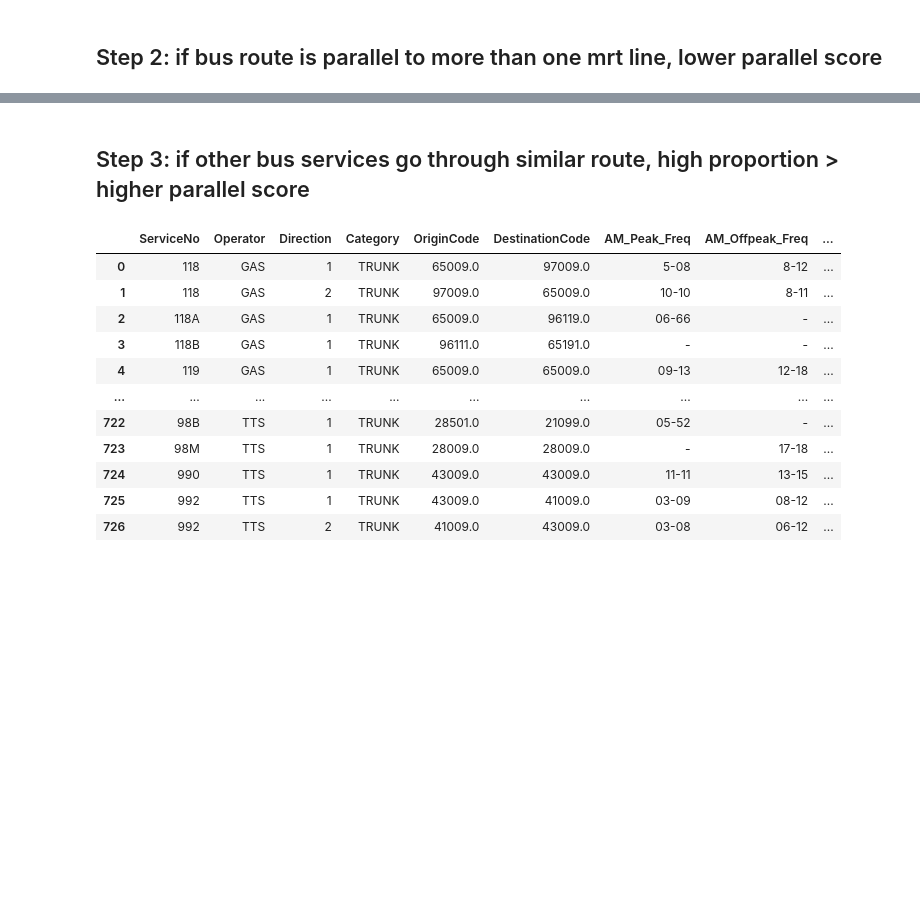
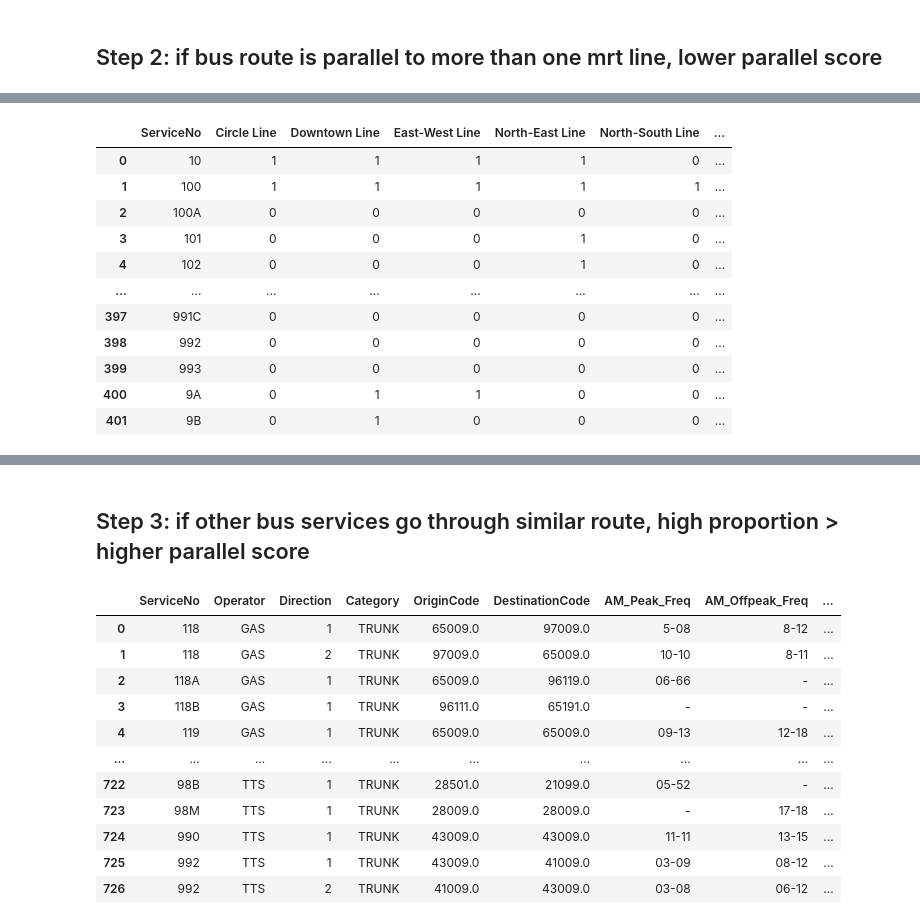
Before and after one commit to Elizaongwz/DSA4264, a Jupyter notebook: parallelscore.ipynb, the cells around one changed output, grey strips where cells are left out. Saved outputs shown, nothing was run; the diff lists cells and outputs as text; code cells hidden in the pictures; blank space fills up the shorter version.

```diff
--- a/parallelscore.ipynb
+++ b/parallelscore.ipynb
@@ -201,0 +209,19 @@ step1_parallel_score = pd.read_csv('Bus_RoutesStopsServices/parallel_score_step1
+# %%
+mrt_lines = gpd.read_file("TrainStation_Jul2024/mrt_lines_shapefile.shp") # Read in MRT Lines .shp file
+
+mrt_lines = mrt_lines.to_crs(epsg=3414) # reproject to a projected CRS
+
+# group by MRT line and create buffers around each line
+grouped_train_lines = mrt_lines.groupby('MRT_LINE')
+mrt_buffers = {}
+
+# Create a 1 km buffer for each MRT line
+for MRT_LINE, group in grouped_train_lines:
+    group_sorted = group.sort_values('STN_SEQUEN')
+    coordinates = group_sorted['geometry'].centroid.apply(lambda geom: (geom.x, geom.y)).tolist()
+    line_string = LineString(coordinates)
+    buffer = line_string.buffer(1000)  # 1000 meters (1 km buffer)
+    mrt_buffers[MRT_LINE] = buffer
+
+# filter mrt_buffers to remove duplicates
+mrt_buffers = {key: buffer for key, buffer in mrt_buffers.items() if not key.endswith('.')}
@@ -201,0 +234,70 @@ step1_parallel_score = pd.read_csv('Bus_RoutesStopsServices/parallel_score_step1
+# %%
+# Load bus stop data and filter for ServiceNo of trunk buses
+step1_parallel_score = pd.read_csv('Bus_RoutesStopsServices/parallel_score_step1.csv')
+relevant_services = step1_parallel_score['ServiceNo']
+
+# Load bus stop data and create geometry column
+bus_data = pd.read_csv('Bus_RoutesStopsServices/all_bus_data.csv')
+bus_data = bus_data[bus_data['ServiceNo'].isin(relevant_services)]  # Filter for relevant ServiceNo
+bus_data['geometry'] = bus_data.apply(lambda row: Point(row['Longitude'], row['Latitude']), axis=1)
+bus_stops_gdf = gpd.GeoDataFrame(bus_data, geometry='geometry', crs="EPSG:4326")
+
+# Reproject bus stops to the same CRS as MRT buffers
+bus_stops_gdf = bus_stops_gdf.to_crs("EPSG:3414")
+
+# Initialise a dictionary to store segment counts for each ServiceNo and MRT line
+parallelism_counts = {}
+
+# Loop over each bus ServiceNo to find segments close to each MRT line buffer
+for service_no, stops in bus_stops_gdf.groupby('ServiceNo'):
+    stops = stops.sort_values('StopSequence')  # sort by StopSequence to ensure order
+    service_counts = {line: 0 for line in mrt_buffers.keys()}  # initialize count for each MRT line
+
+    # Loop through each MRT line and check for valid segments within its buffer
+    for mrt_line, buffer in mrt_buffers.items():
+        consecutive_count = 0  # track consecutive stops within the buffer
+        already_counted = False  # ensure each qualifying segment is counted once per MRT line
+
+        # Iterate over stops in sequence
+        for i in range(len(stops)):
+            stop_point = stops.iloc[i]['geometry']
+
+            # Check if the current stop is within the MRT buffer
+            if stop_point.within(buffer):
+                consecutive_count += 1  # increment consecutive count within buffer
+
+                # Check if we have hit 5 consecutive stops within buffer
+                if consecutive_count >= 8 and not already_counted:
+                    service_counts[mrt_line] = 1  # set to 1 for this MRT line
+                    already_counted = True  # mark as counted for this segment
+            else:
+                # Reset count if stop is outside buffer and reset the count flag for a new segment
+                consecutive_count = 0
+                already_counted = False  # allow new segment to be counted when condition met again
+
+    # Store binary values for the current service_no > simply indicate if that MRT Line is close to that bus service
+    parallelism_counts[service_no] = service_counts
+
+# Convert results to a DataFrame
+trunkbus_mrt_counts = pd.DataFrame.from_dict(parallelism_counts, orient='index').reset_index()
+trunkbus_mrt_counts = trunkbus_mrt_counts.rename(columns={'index': 'ServiceNo'})
+
+# Add a Total Count Column to see how many MRT Lines are parallel to each bus service
+mrt_columns = ["Circle Line", "Downtown Line", "East-West Line", "North-East Line", "North-South Line", "Thomson-East Coast Line"]
+trunkbus_mrt_counts["Total Count"] = trunkbus_mrt_counts[mrt_columns].sum(axis=1)
+
+
+trunkbus_mrt_counts
+# %% [output]
+|  | ServiceNo | Circle Line | Downtown Line | East-West Line | North-East Line | North-South Line | ... |
+| 0 | 10 | 1 | 1 | 1 | 1 | 0 | ... |
+| 1 | 100 | 1 | 1 | 1 | 1 | 1 | ... |
+| 2 | 100A | 0 | 0 | 0 | 0 | 0 | ... |
+| 3 | 101 | 0 | 0 | 0 | 1 | 0 | ... |
+| 4 | 102 | 0 | 0 | 0 | 1 | 0 | ... |
+| ... | ... | ... | ... | ... | ... | ... | ... |
+| 397 | 991C | 0 | 0 | 0 | 0 | 0 | ... |
+| 398 | 992 | 0 | 0 | 0 | 0 | 0 | ... |
+| 399 | 993 | 0 | 0 | 0 | 0 | 0 | ... |
+| 400 | 9A | 0 | 1 | 1 | 0 | 0 | ... |
+| 401 | 9B | 0 | 1 | 0 | 0 | 0 | ... |
```
Also changed, not shown: parts of 17 cells of this notebook, 1 other file.
